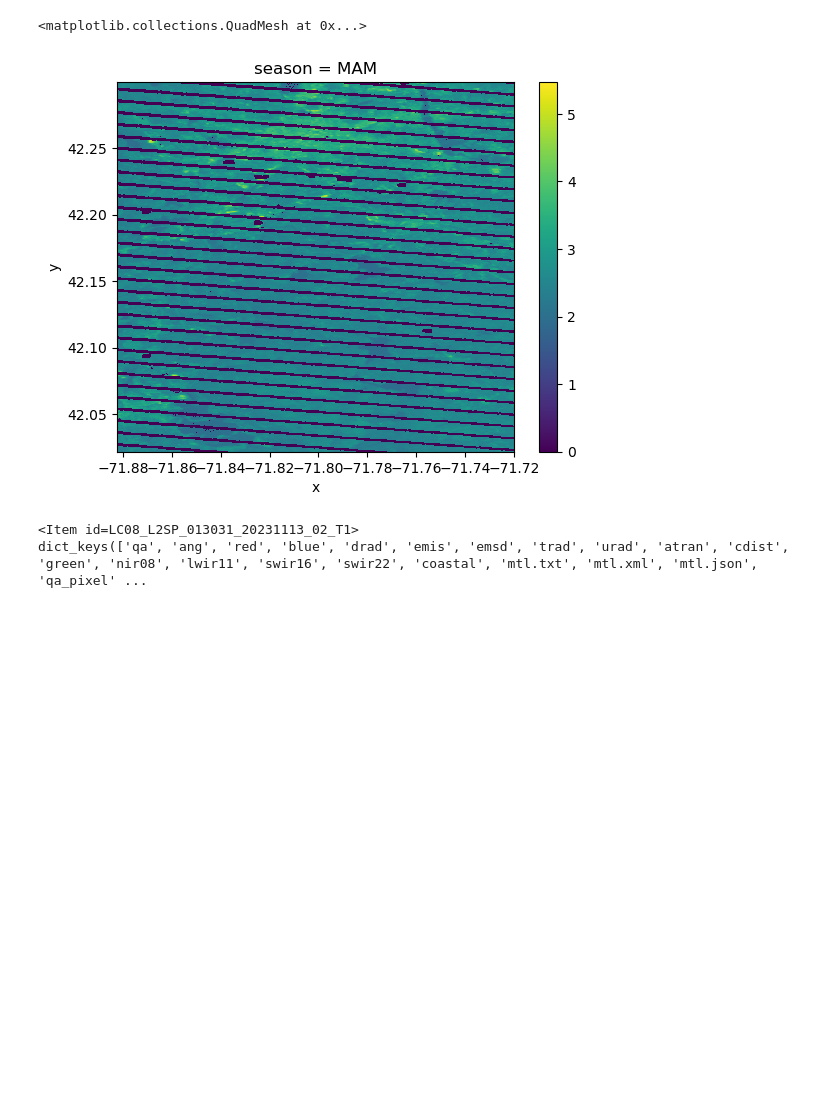
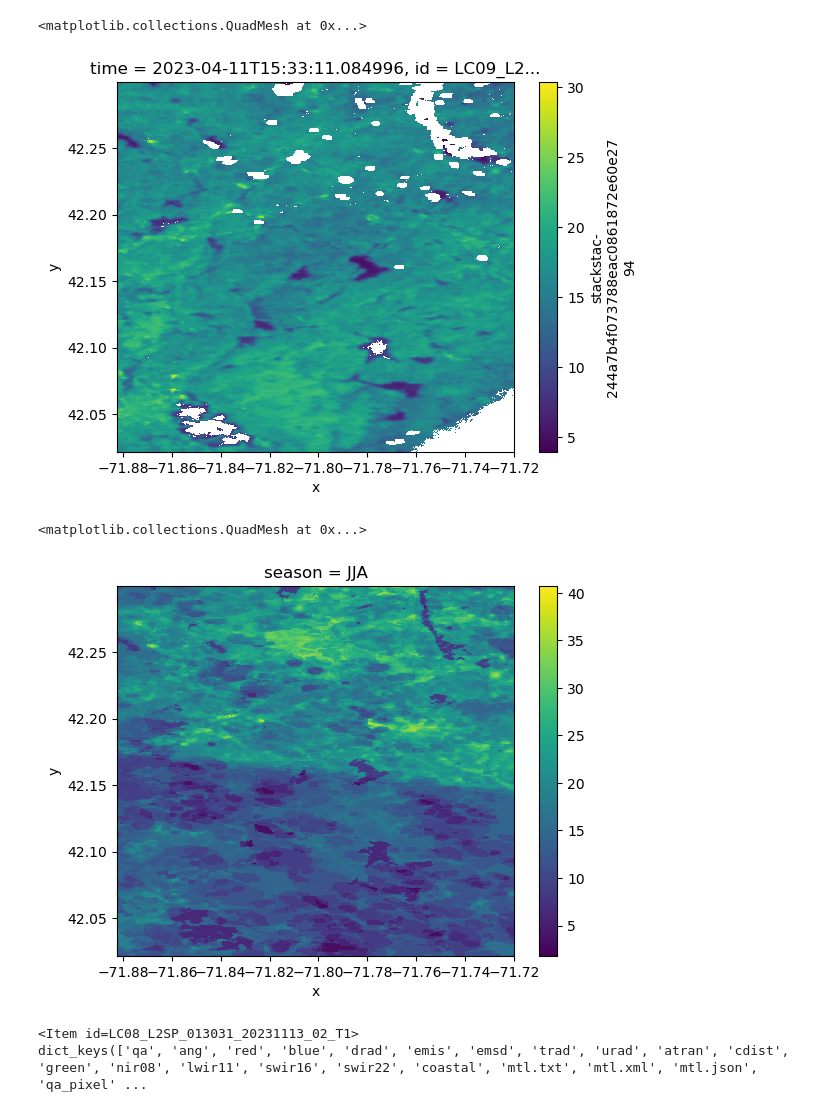
Before and after one commit to tannerhonnef/geog313-final-project, a Jupyter notebook: dataAcquisition.ipynb, the cells around one changed output. Saved outputs shown, nothing was run; the diff lists cells and outputs as text; code cells hidden in the pictures; blank space fills up the shorter version.

```diff
--- a/dataAcquisition.ipynb
+++ b/dataAcquisition.ipynb
@@ -133,8 +141,13 @@ ndvi[1].plot()
+# %%
+lst[4].plot()
+# %% [output]
+<matplotlib.collections.QuadMesh at 0x...>
+[figure, added]
 # %%
-avgLST["spring"].plot()
+avgLST["summer"].plot()
 # %% [output]
 <matplotlib.collections.QuadMesh at 0x...>
-[figure, old version]
+[figure, new version]
 # %%
 catalog = pystac_client.Client.open(
     "https://planetarycomputer.microsoft.com/api/stac/v1",
```
Also changed, not shown: parts of 4 cells of this notebook, 1 other file.
